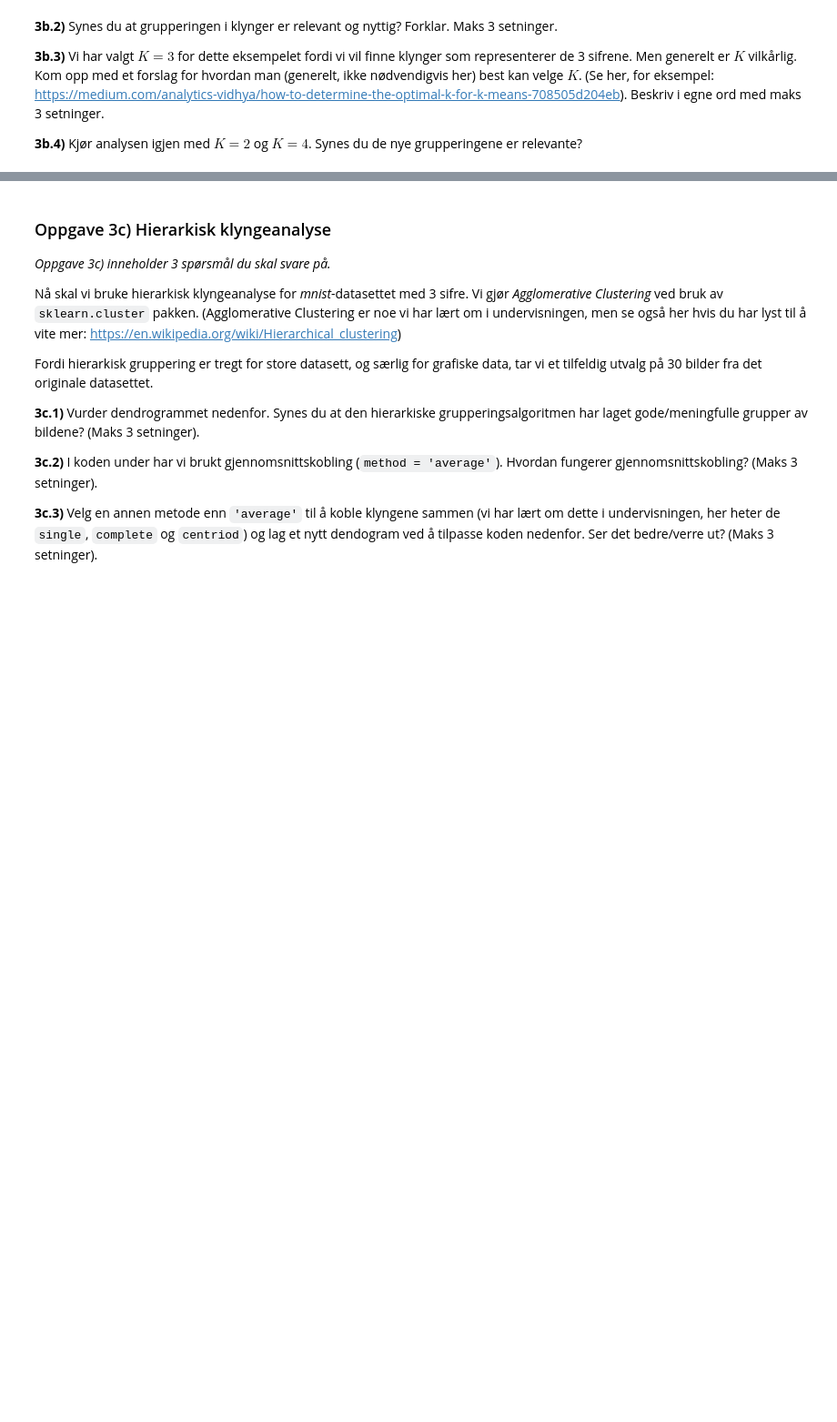
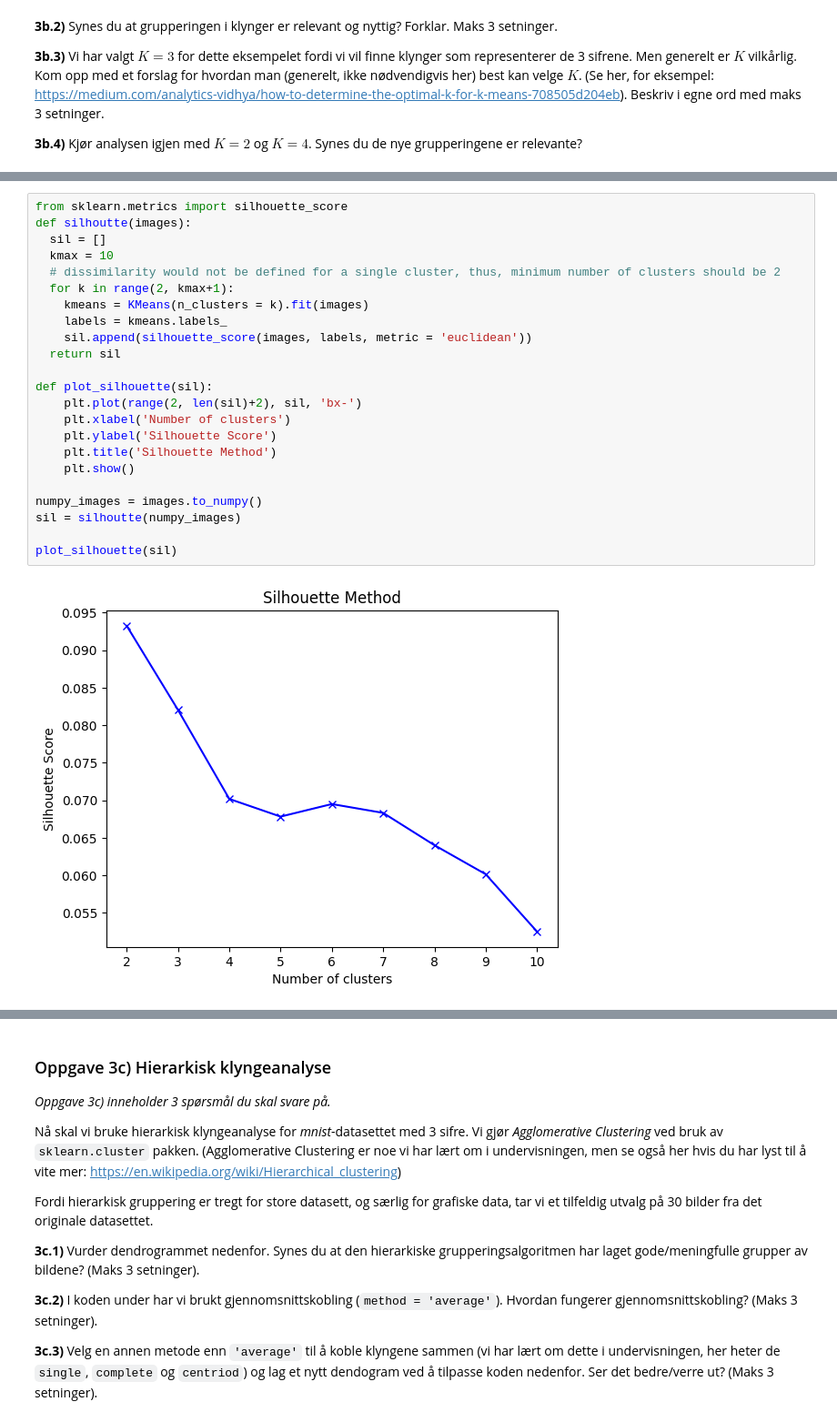
Before and after one commit to edvardbe/istt1003-30, a Jupyter notebook: oppg3.ipynb, the cells around one changed output, grey strips where cells are left out. Shown at 91% size. Drawn from its saved outputs; the diff is of its cells as text; blank space fills up the shorter version.

```diff
--- a/oppg3.ipynb
+++ b/oppg3.ipynb
@@ -165,2 +217,27 @@ plot_centroids(sentroider, antall_klynger)
+# %%
+from sklearn.metrics import silhouette_score
+def silhoutte(images):
+  sil = []
+  kmax = 10
+  # dissimilarity would not be defined for a single cluster, thus, minimum number of clusters should be 2
+  for k in range(2, kmax+1):
+    kmeans = KMeans(n_clusters = k).fit(images)
+    labels = kmeans.labels_
+    sil.append(silhouette_score(images, labels, metric = 'euclidean'))
+  return sil
+
+def plot_silhouette(sil):
+    plt.plot(range(2, len(sil)+2), sil, 'bx-')
+    plt.xlabel('Number of clusters')
+    plt.ylabel('Silhouette Score')
+    plt.title('Silhouette Method')
+    plt.show()
+
+numpy_images = images.to_numpy()
+sil = silhoutte(numpy_images)
+
+plot_silhouette(sil)
+# %% [output]
+[figure, added]
 # %%
 # her kan du kjøre analysen med K = 2 og K = 4 (kopier relevant kode og gjør endringer)
```
Also changed, not shown: parts of 6 cells of this notebook.
